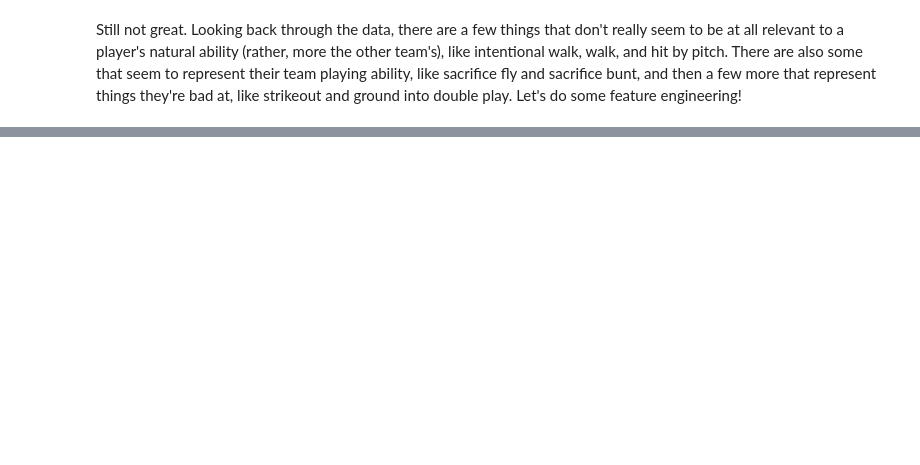
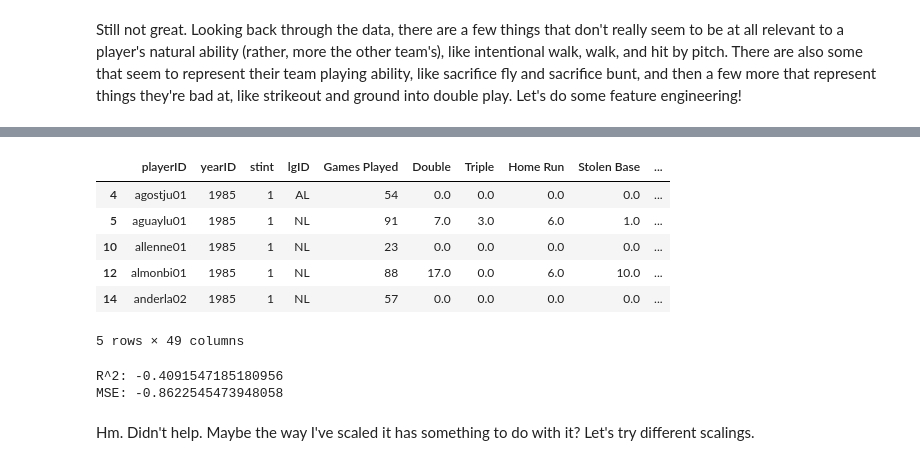
Before and after one commit to gbergeson/byu_coursework, a Jupyter notebook: machine_learning/Untitled Folder/Final Project.ipynb, the cells around one changed output, grey strips where cells are left out. Drawn from its saved outputs; the diff is of its cells as text; code cells hidden in the pictures; blank space fills up the shorter version.

```diff
--- a/machine_learning/Untitled Folder/Final Project.ipynb
+++ b/machine_learning/Untitled Folder/Final Project.ipynb
@@ -291,7 +294,7 @@ heatMap(df)
 That darker red section in the top left looks like it's the biggest problem spot. In particular, At-Bat, Run, and Hit are almost all perfectly correlated with each other. We'll calculate batting average (Hit / At-Bat) and drop Run. The MLB also says <a href='http://m.mlb.com/glossary/standard-stats/runs-batted-in'>here</a> that Runs Batted In is highly predicated on circumstance, so we'll drop it, too.
 # %%
 df['Batting Average'] = df['Hit'] / df['At-Bat']
-df.loc[df['At-Bat'] == 0, 'Batting Av'] = 0
+df.loc[df['At-Bat'] == 0, 'Batting Average'] = 0
 df1 = df.drop(['Hit','Run','At-Bat', 'Runs Batted In'], axis=1)
 # %%
 heatMap(df1)
@@ -334,0 +350,27 @@ print(mean(r2_scores))
+# %%
+df2 = pd.get_dummies(df1, columns=['teamID'])
+df2.head()
+# %% [output]
+|  | playerID | yearID | stint | lgID | Games Played | Double | Triple | Home Run | Stolen Base | ... |
+| 4 | agostju01 | 1985 | 1 | AL | 54 | 0.0 | 0.0 | 0.0 | 0.0 | ... |
+| 5 | aguaylu01 | 1985 | 1 | NL | 91 | 7.0 | 3.0 | 6.0 | 1.0 | ... |
+| 10 | allenne01 | 1985 | 1 | NL | 23 | 0.0 | 0.0 | 0.0 | 0.0 | ... |
+| 12 | almonbi01 | 1985 | 1 | NL | 88 | 17.0 | 0.0 | 6.0 | 10.0 | ... |
+| 14 | anderla02 | 1985 | 1 | NL | 57 | 0.0 | 0.0 | 0.0 | 0.0 | ... |
+5 rows × 49 columns
+# %%
+scaled_df = scale(df2.drop(['lgID','playerID'], axis=1)) # int converted to float is fine, we'll leave the warning
+scaled_df = pd.DataFrame(scaled_df, columns = df2.drop(['lgID','playerID'], axis=1).columns)
+
+x4 = scaled_df.drop('Target', axis=1)
+y4 = scaled_df.Target
+
+r2_scores = cross_val_score(knr,x4,y=y4,scoring='r2',cv=5)
+print('R^2: ' + str(mean(r2_scores)))
+mse = cross_val_score(knr,x4,y=y4,scoring='neg_mean_squared_error',cv=5)
+print('MSE: ' + str(mean(mse)))
+# %% [output]
+R^2: -0.4091547185180956
+MSE: -0.8622545473948058
+# %% [markdown]
+Hm. Didn't help. Maybe the way I've scaled it has something to do with it? Let's try different scalings.
```
Also changed, not shown: parts of 7 cells of this notebook.
